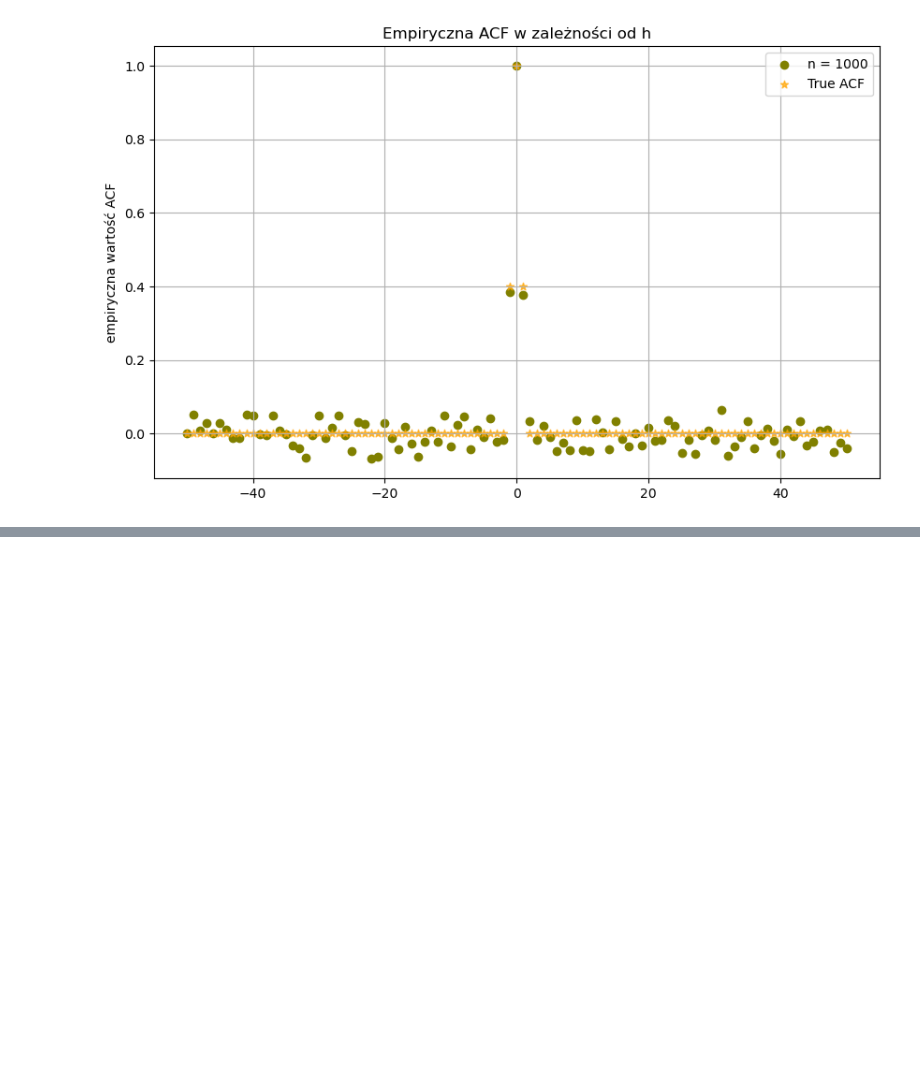
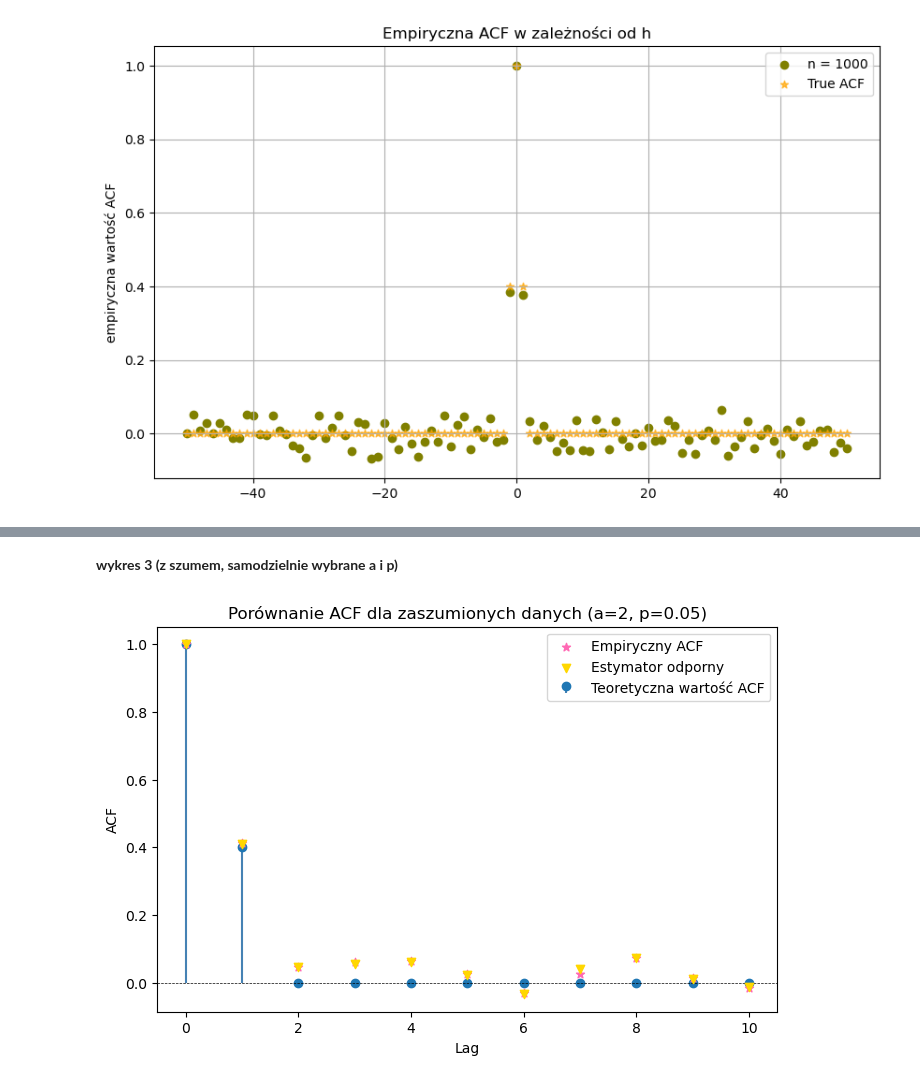
Before and after one commit to 13928861/komputerowa_analiza, a Jupyter notebook: kaszcz lista4.ipynb, the cells around one changed output, grey strips where cells are left out. Cells and saved outputs as stored; diff of their text form; code cells hidden in the pictures; blank space fills up the shorter version.

```diff
--- a/kaszcz lista4.ipynb
+++ b/kaszcz lista4.ipynb
@@ -155,0 +275,33 @@ plt.show()
+# %% [markdown]
+**wykres 3 (z szumem, samodzielnie wybrane a i p)**
+# %%
+# Nowe wartości a i p
+a_new = 2
+p_new = 0.05
+
+
+X_zaszumione_new = dane_zaszumione(n, sigma, theta, a_new, p_new)
+emp_acf_new = [empACF(X_zaszumione_new, h) for h in lags]
+robust_acf_new = [odpornyACF(X_zaszumione_new,h, alpha=0.01) for h in lags]
+theoretical_acf_new = [MA1teoACF(h, theta) for h in lags]
+
+df_new = pd.DataFrame({
+    "lag": lags,
+    "empirical_acf": emp_acf_new,
+    "robust_acf": robust_acf_new,
+    "theoretical_acf": theoretical_acf_new
+})
+
+
+plt.figure(figsize=(8, 5))
+plt.stem(df_new["lag"], df_new["theoretical_acf"], linefmt='steelblue', markerfmt='o', basefmt='none', label='Teoretyczna wartość ACF')
+plt.scatter(df_new["lag"], df_new["empirical_acf"], color='hotpink', label='Empiryczny ACF', marker='*', zorder=5)
+plt.scatter(df_new["lag"], df_new["robust_acf"], color='gold', label='Estymator odporny', marker='v', zorder=5)
+plt.axhline(0, color='black', linewidth=0.5, linestyle='--')
+plt.xlabel("Lag")
+plt.ylabel("ACF")
+plt.title(f"Porównanie ACF dla zaszumionych danych (a={a_new}, p={p_new})")
+plt.legend()
+plt.show()
+# %% [output]
+[figure, added]
```
Also changed, not shown: parts of 21 cells of this notebook.
